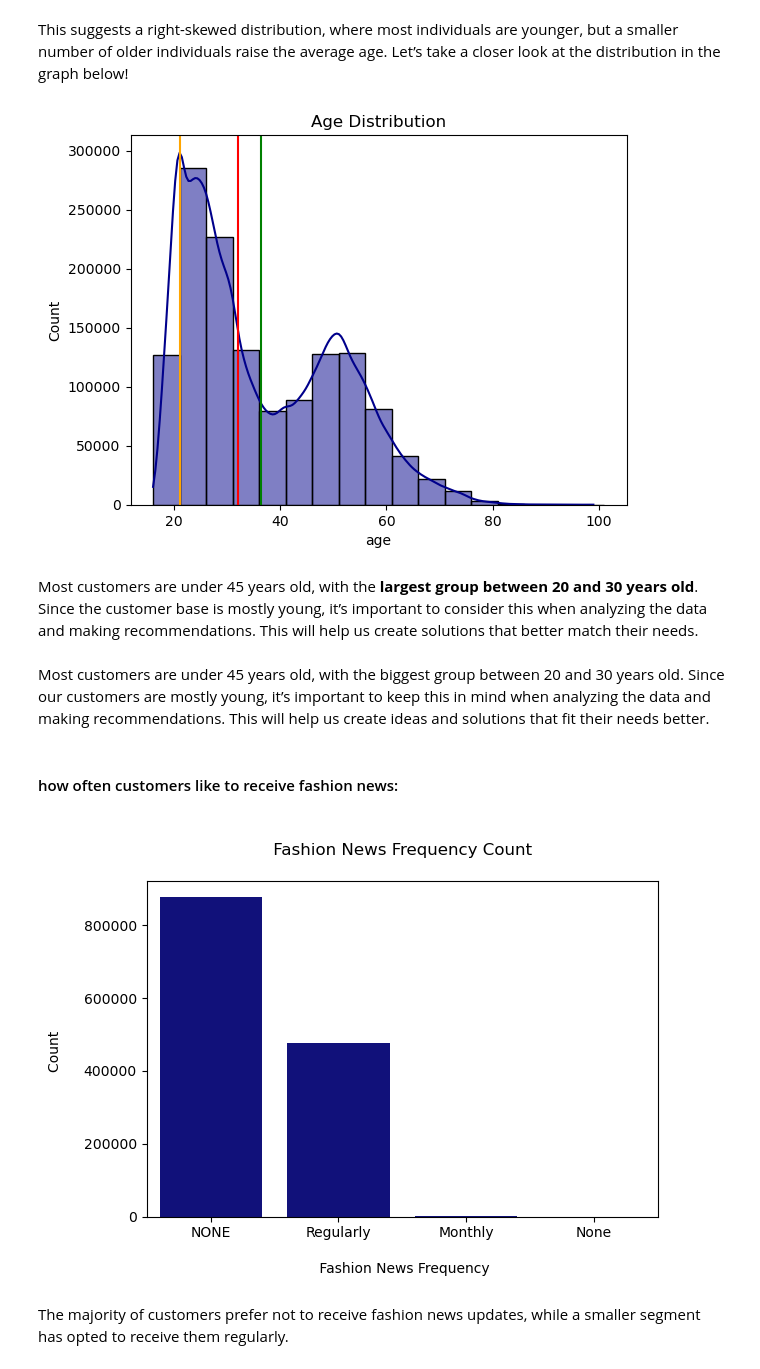
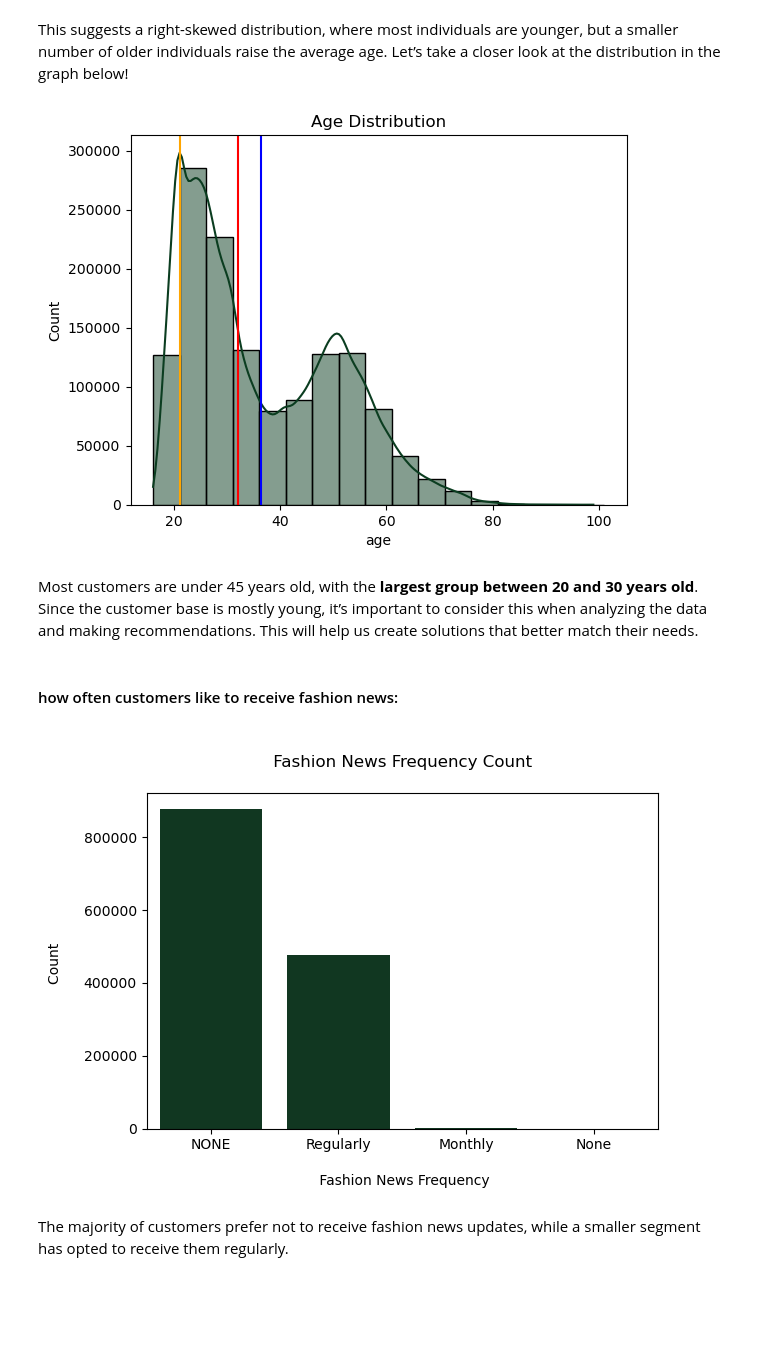
Before and after one commit to parisrahmani/HM-NLP-Recommender, a Jupyter notebook: notebooks/01-EDA-HM.ipynb, the cells around one changed output. Drawn from its saved outputs; the diff is of its cells as text; code cells hidden in the pictures; blank space fills up the shorter version.

```diff
--- a/notebooks/01-EDA-HM.ipynb
+++ b/notebooks/01-EDA-HM.ipynb
@@ -405,35 +392,33 @@ The median age is 32.0, the mode age is 21.0, and the mean age is 36.39.
 This suggests a right-skewed distribution, where most individuals are younger, but a smaller number of older individuals raise the average age. Let’s take a closer look at the distribution in the graph below!
 # %%
 plt.figure()
-sns.histplot(data=customers_df['age'], binwidth = 5, kde=True, color='darkblue')
+sns.histplot(data=customers_df['age'], binwidth = 5, kde=True, color='#0b3d20')
 
 plt.axvline(median_age, color='red', label=f'Median: {median_age}')
 plt.axvline(mode_age, color='orange', label=f'Mode: {mode_age}')
-plt.axvline(mean_age, color='green', label=f'Mean: {mean_age:.2f}')
+plt.axvline(mean_age, color='blue', label=f'Mean: {mean_age:.2f}')
 
 plt.title('Age Distribution')
 plt.show()
 # %% [output]
-[figure, old version]
+[figure, new version]
 # %% [markdown]
 Most customers are under 45 years old, with the **largest group between 20 and 30 years old**. Since the customer base is mostly young, it’s important to consider this when analyzing the data and making recommendations. This will help us create solutions that better match their needs.
-# %% [markdown]
-Most customers are under 45 years old, with the biggest group between 20 and 30 years old. Since our customers are mostly young, it’s important to keep this in mind when analyzing the data and making recommendations. This will help us create ideas and solutions that fit their needs better.
 # %% [markdown]
 #### how often customers like to receive fashion news:
 # %%
 # Fashion News Frequency:
 
-sns.countplot(x='fashion_news_frequency', data=customers_df, color='darkblue')
+sns.countplot(x='fashion_news_frequency', data=customers_df, color='#0b3d20')
 
 plt.title('\n Fashion News Frequency Count \n')
 plt.xlabel('\n Fashion News Frequency')
 plt.ylabel('Count \n')
 
 plt.tight_layout()
 plt.show()
 # %% [output]
-[figure, old version]
+[figure, new version]
 # %% [markdown]
 The majority of customers prefer not to receive fashion news updates, while a smaller segment has opted to receive them regularly.
 # %% [markdown]
```
Also changed, not shown: parts of 51 cells of this notebook.
